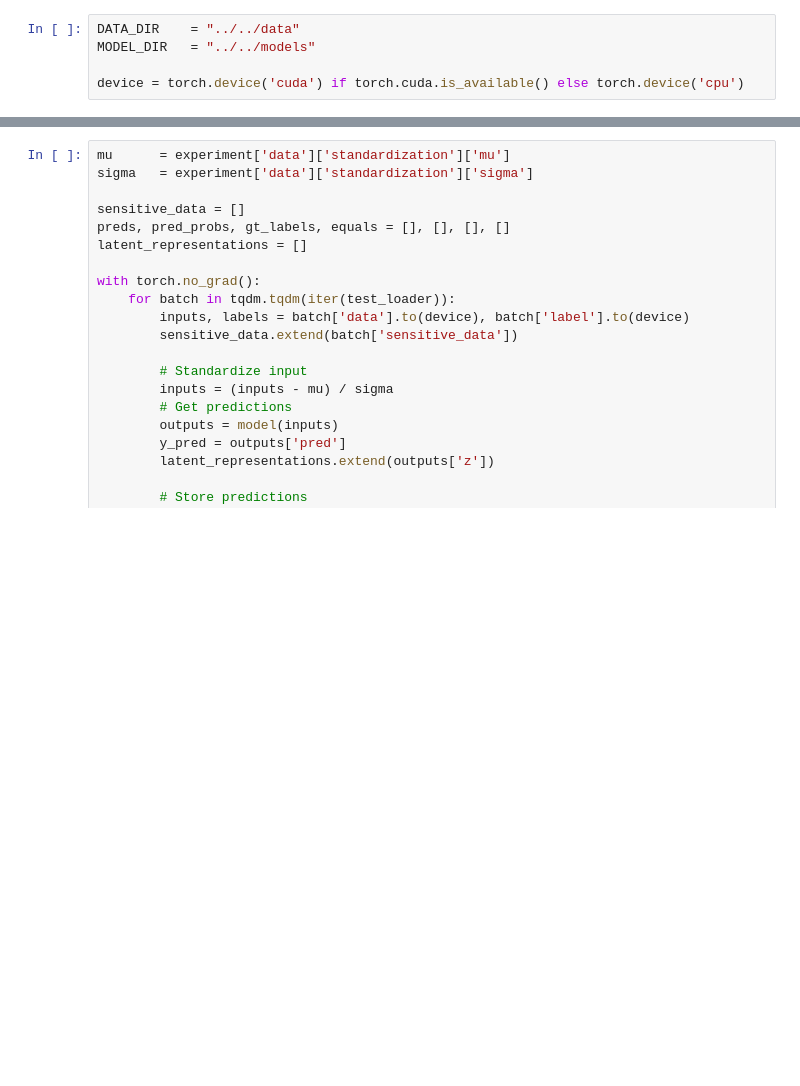
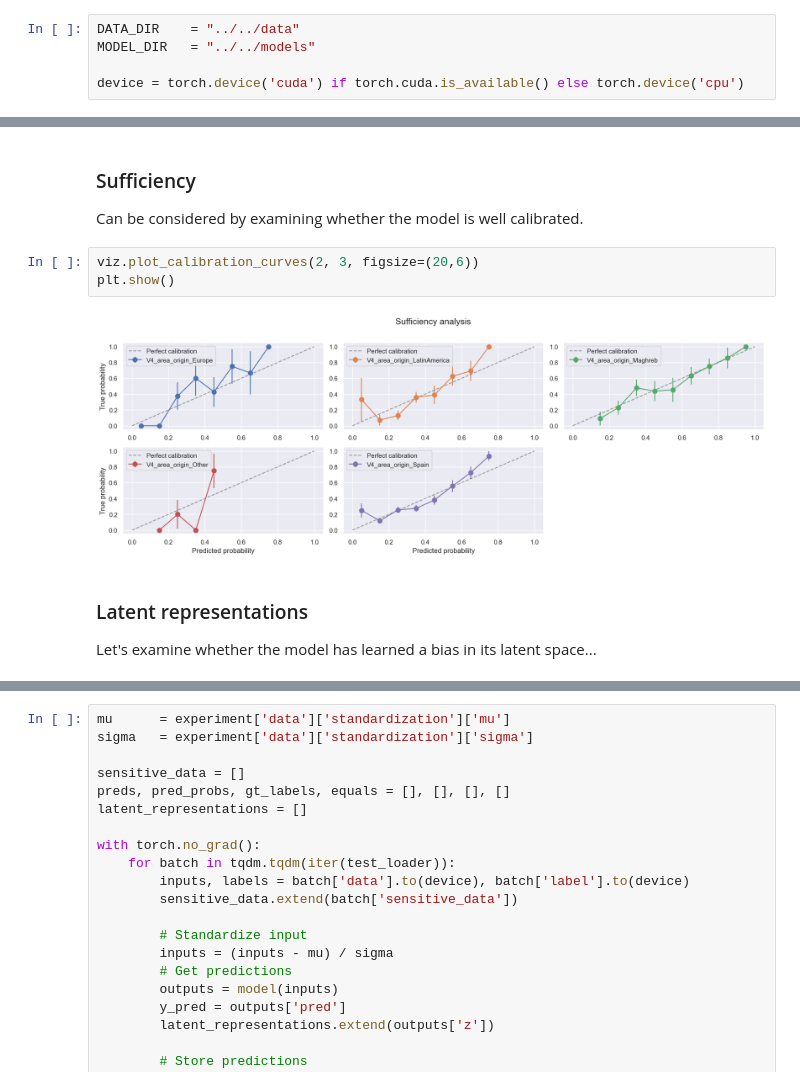
Before and after one commit to blclo/AlgorithmicFairness, a Jupyter notebook: src/evaluation/fairness_analysis.ipynb, the cells around one changed output, grey strips where cells are left out. Saved outputs shown, nothing was run; the diff lists cells and outputs as text; blank space fills up the shorter version.

```diff
--- a/src/evaluation/fairness_analysis.ipynb
+++ b/src/evaluation/fairness_analysis.ipynb
@@ -119,0 +163,13 @@ AutoEncoder(
+# %% [markdown]
+### Sufficiency
+
+Can be considered by examining whether the model is well calibrated.
+# %%
+viz.plot_calibration_curves(2, 3, figsize=(20,6))
+plt.show()
+# %% [output]
+[figure, added]
+# %% [markdown]
+### Latent representations
+
+Let's examine whether the model has learned a bias in its latent space...
```
Also changed, not shown: parts of 63 cells of this notebook, 4 other files.
